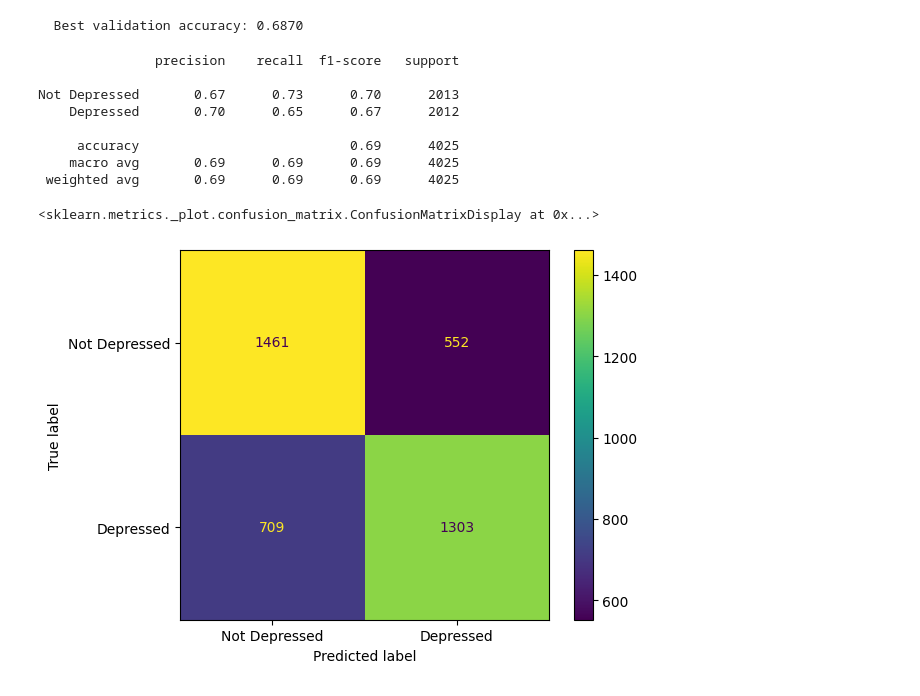
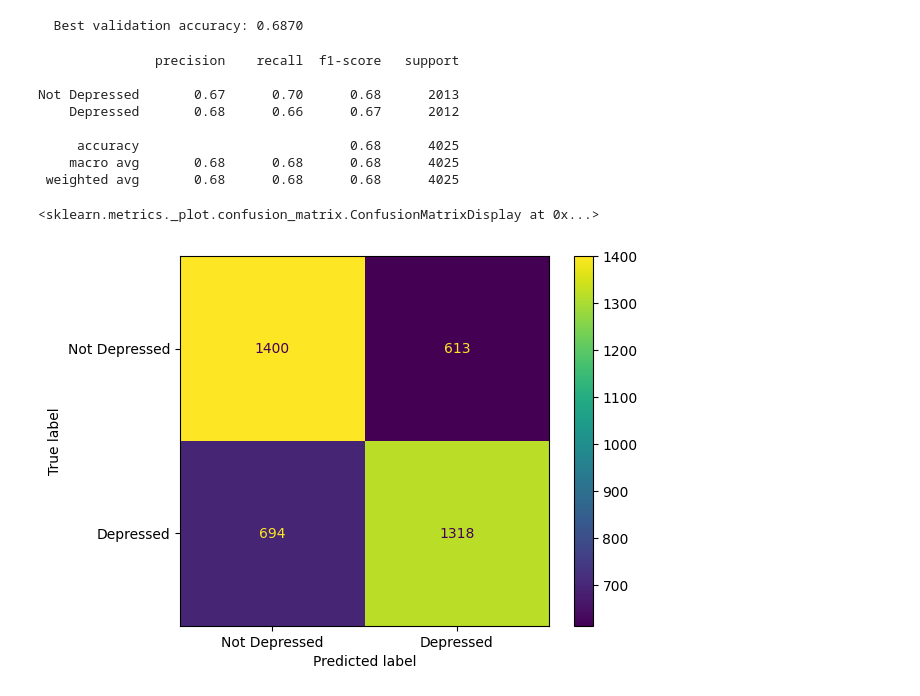
Before and after one commit to iLuckyW/lecture-ai-advanced, a Jupyter notebook: chapter/06_paper/hyperparameter_tuning.ipynb, the cells around one changed output. Cells and saved outputs as stored; diff of their text form; code cells hidden in the pictures.

```diff
--- a/chapter/06_paper/hyperparameter_tuning.ipynb
+++ b/chapter/06_paper/hyperparameter_tuning.ipynb
@@ -34,22 +34,29 @@ numeric_cols = x.select_dtypes(include=['number', 'bool']).columns.tolist()
 
 # Preprocessing-Transformer (numerisch: RobustScaler, kategorisch: OneHotEncoder)
 preprocessor = ColumnTransformer([
-    ("numeric", RobustScaler(), numeric_cols), # StandardScaler() um Data Leakage zu vermeiden?
+    ("numeric", RobustScaler(), numeric_cols), # evtl. TargetEncoding für Department
     ("categorical", OneHotEncoder(drop='first'), categorical_cols)
 ])
 
-x_processed = preprocessor.fit_transform(x)
+
 x_train, x_temp, y_train, y_temp = train_test_split(
-    x_processed, y, test_size=0.4, random_state=42, stratify=y
+    x, y, test_size=0.4, random_state=42, stratify=y
 )
 x_val, x_test, y_val, y_test = train_test_split(
     x_temp, y_temp, test_size=0.5, random_state=42, stratify=y_temp
 )
 
+x_train_scaled = preprocessor.fit_transform(x_train)
+x_val_scaled = preprocessor.transform(x_val)
+x_test_scaled = preprocessor.transform(x_test)
+
+# auto detect input dimension after preprocessing
+input_dim = x_train_scaled.shape[1]
+
 batch_size = 16
-train_loader = DataLoader(TensorDataset(torch.FloatTensor(x_train), torch.LongTensor(y_train.values)), batch_size=batch_size, shuffle=True)
-val_loader = DataLoader(TensorDataset(torch.FloatTensor(x_val), torch.LongTensor(y_val.values)), batch_size=batch_size, shuffle=False)
-test_loader = DataLoader(TensorDataset(torch.FloatTensor(x_test), torch.LongTensor(y_test.values)), batch_size=batch_size, shuffle=False)
+train_loader = DataLoader(TensorDataset(torch.FloatTensor(x_train_scaled), torch.FloatTensor(y_train.values).view(-1, 1)), batch_size=batch_size, shuffle=True)
+val_loader = DataLoader(TensorDataset(torch.FloatTensor(x_val_scaled), torch.FloatTensor(y_val.values).view(-1, 1)), batch_size=batch_size, shuffle=False)
+test_loader = DataLoader(TensorDataset(torch.FloatTensor(x_test_scaled), torch.FloatTensor(y_test.values).view(-1, 1)), batch_size=batch_size, shuffle=False)
 
 print(f"Training batches per epoch: {len(train_loader)}")
 print(f"Validation batches: {len(val_loader)}")
@@ -86,7 +93,8 @@ class FlexibleClassifier(nn.Module):
 
         for hidden_dim in hidden_dims:
             layers.append(nn.Linear(prev_dim, hidden_dim))
-            layers.append(nn.ReLU())
+            layers.append(nn.BatchNorm1d(hidden_dim)) # add normalization
+            layers.append(nn.LeakyReLU(0.1)) # LeakyReLU instead of ReLU
             layers.append(nn.Dropout(dropout_rate))
             prev_dim = hidden_dim
 
@@ -245,9 +253,9 @@ n_layers = best_params['n_layers']
 hidden_dims = [best_params[f'hidden_dim_layer_{i}'] for i in range(n_layers)]
 
 best_model = FlexibleClassifier(
-    input_dim=19,
+    input_dim=input_dim,
     hidden_dims=hidden_dims,
-    output_dim=2,
+    output_dim=1,
     dropout_rate=best_params['dropout_rate']
 )
 
@@ -267,24 +275,24 @@ from sklearn.metrics import classification_report
 
 best_model.eval()
 with torch.no_grad():
-    test_outputs = best_model(torch.FloatTensor(x_test))
-    _, y_pred = torch.max(test_outputs, 1)
+    test_outputs = best_model(torch.FloatTensor(x_test_scaled))
+    y_pred = (torch.sigmoid(test_outputs) > 0.5).int().numpy()
 
 target_names = ['Not Depressed', 'Depressed']
-print(classification_report(y_test, y_pred.numpy(), target_names=target_names))
+print(classification_report(y_test, y_pred, target_names=target_names))
 # %% [output]
                precision    recall  f1-score   support
 
-Not Depressed       0.67      0.73      0.70      2013
-    Depressed       0.70      0.65      0.67      2012
+Not Depressed       0.67      0.70      0.68      2013
+    Depressed       0.68      0.66      0.67      2012
 
-     accuracy                           0.69      4025
-    macro avg       0.69      0.69      0.69      4025
- weighted avg       0.69      0.69      0.69      4025
+     accuracy                           0.68      4025
+    macro avg       0.68      0.68      0.68      4025
+ weighted avg       0.68      0.68      0.68      4025
 # %%
 from sklearn.metrics import ConfusionMatrixDisplay
 
-ConfusionMatrixDisplay.from_predictions(y_test, y_pred.numpy(), display_labels=target_names)
+ConfusionMatrixDisplay.from_predictions(y_test, y_pred, display_labels=target_names)
 # %% [output]
 <sklearn.metrics._plot.confusion_matrix.ConfusionMatrixDisplay at 0x...>
-[figure, old version]
+[figure, new version]
```
Also changed, not shown: parts of 3 cells of this notebook, 3 other files.
